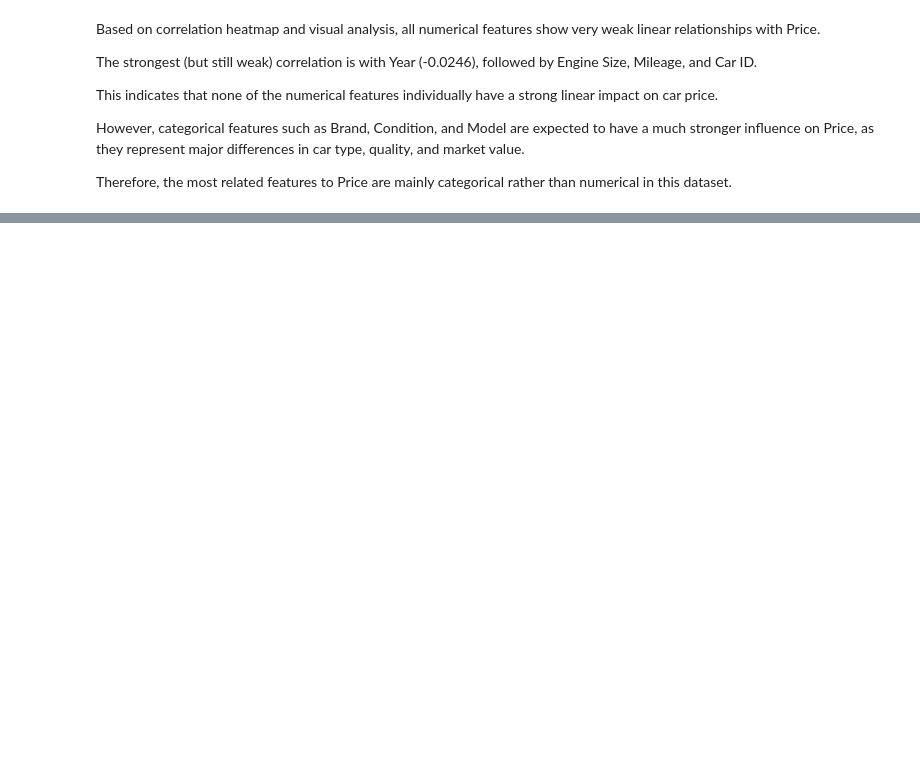
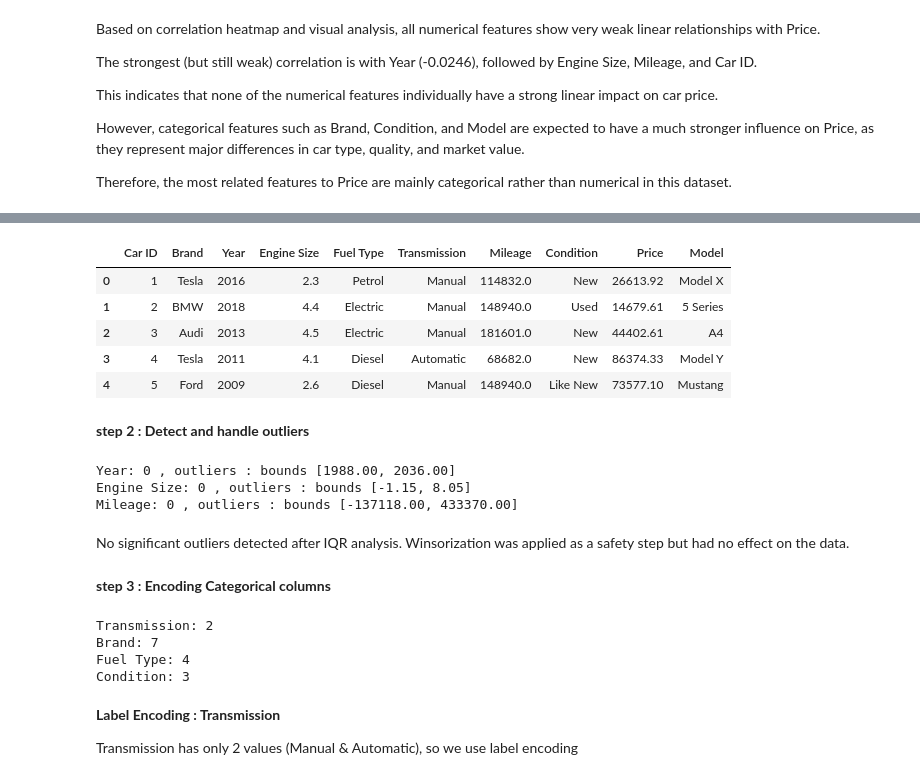
Before and after one commit to Farahhamza56/Assignment1_ML, a Jupyter notebook: Notebook/Car_Price_Project.ipynb, the cells around one changed output, grey strips where cells are left out. Drawn from its saved outputs; the diff is of its cells as text; code cells hidden in the pictures; blank space fills up the shorter version.

Commit message:
Data Preprocessing

```diff
--- a/Notebook/Car_Price_Project.ipynb
+++ b/Notebook/Car_Price_Project.ipynb
@@ -142,0 +153,14 @@ plt.show()
+# %%
+df_clean = df.copy()
+
+df_clean.dropna(subset=['Price'], inplace = True)
+df_clean.dropna(subset=['Model'], inplace=True)
+
+df_clean['Engine Size'] = df_clean['Engine Size'].fillna(df_clean['Engine Size'].median())
+df_clean['Mileage'] = df_clean['Mileage'].fillna(df_clean['Mileage'].median())
+
+df_clean['Fuel Type'] = df_clean['Fuel Type'].fillna(df_clean['Fuel Type'].mode()[0])
+df_clean['Transmission'] = df_clean['Transmission'].fillna(df_clean['Transmission'].mode()[0])
+df_clean['Condition'] = df_clean['Condition'].fillna(df_clean['Condition'].mode()[0])
+
+df_clean.isnull().sum()
@@ -142,0 +179,47 @@ plt.show()
+# %%
+df_clean.head()
+# %% [output]
+|  | Car ID | Brand | Year | Engine Size | Fuel Type | Transmission | Mileage | Condition | Price | Model |
+| 0 | 1 | Tesla | 2016 | 2.3 | Petrol | Manual | 114832.0 | New | 26613.92 | Model X |
+| 1 | 2 | BMW | 2018 | 4.4 | Electric | Manual | 148940.0 | Used | 14679.61 | 5 Series |
+| 2 | 3 | Audi | 2013 | 4.5 | Electric | Manual | 181601.0 | New | 44402.61 | A4 |
+| 3 | 4 | Tesla | 2011 | 4.1 | Diesel | Automatic | 68682.0 | New | 86374.33 | Model Y |
+| 4 | 5 | Ford | 2009 | 2.6 | Diesel | Manual | 148940.0 | Like New | 73577.10 | Mustang |
+# %% [markdown]
+**step 2 : Detect and handle outliers**
+# %%
+numerical_cols = ['Year', 'Engine Size', 'Mileage']
+
+for col in numerical_cols:
+    Q1  = df_clean[col].quantile(0.25)
+    Q3  = df_clean[col].quantile(0.75)
+    IQR = Q3 - Q1
+    lower = Q1 - 1.5*IQR
+    upper = Q3 + 1.5*IQR
+    outliers = df_clean[(df_clean[col] < lower) | (df_clean[col] > upper)]
+
+    print(f'{col}: {len(outliers)} , outliers : bounds [{lower:.2f}, {upper:.2f}]')
+
+    df_clean[col] = df_clean[col].clip(lower=lower , upper= upper)
+# %% [output]
+Year: 0 , outliers : bounds [1988.00, 2036.00]
+Engine Size: 0 , outliers : bounds [-1.15, 8.05]
+Mileage: 0 , outliers : bounds [-137118.00, 433370.00]
+# %% [markdown]
+No significant outliers detected after IQR analysis. Winsorization was applied as a safety step but had no effect on the data.
+# %% [markdown]
+**step 3 : Encoding Categorical columns**
+# %%
+cat_cols_to_encode = ['Transmission', 'Brand', 'Fuel Type', 'Condition']
+
+for col in cat_cols_to_encode:
+    print(f"{col}: {df_clean[col].nunique()}")
+# %% [output]
+Transmission: 2
+Brand: 7
+Fuel Type: 4
+Condition: 3
+# %% [markdown]
+**Label Encoding : Transmission**
+
+Transmission has only 2 values (Manual & Automatic), so we use label encoding
```
Also changed, not shown: parts of 17 cells of this notebook.
